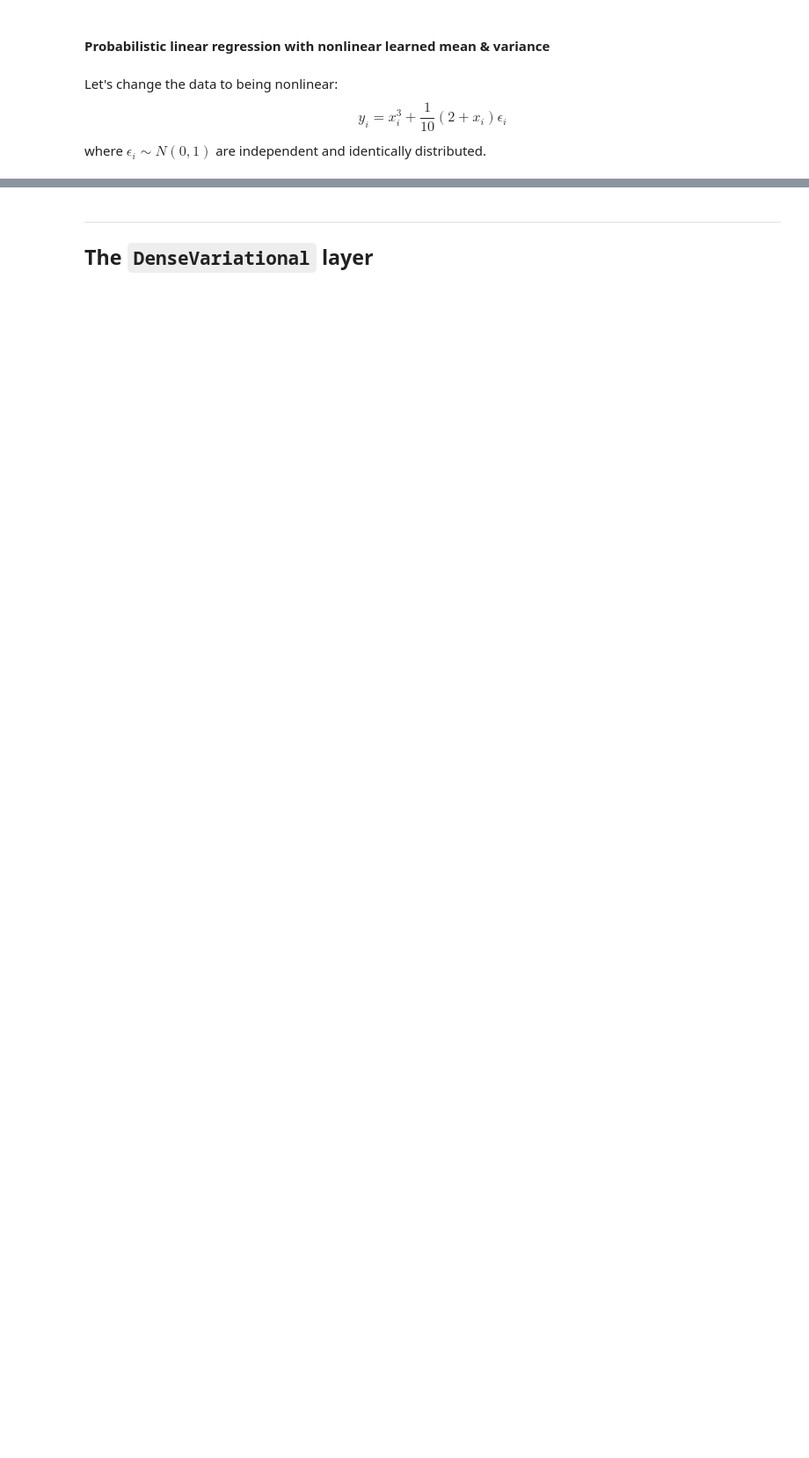
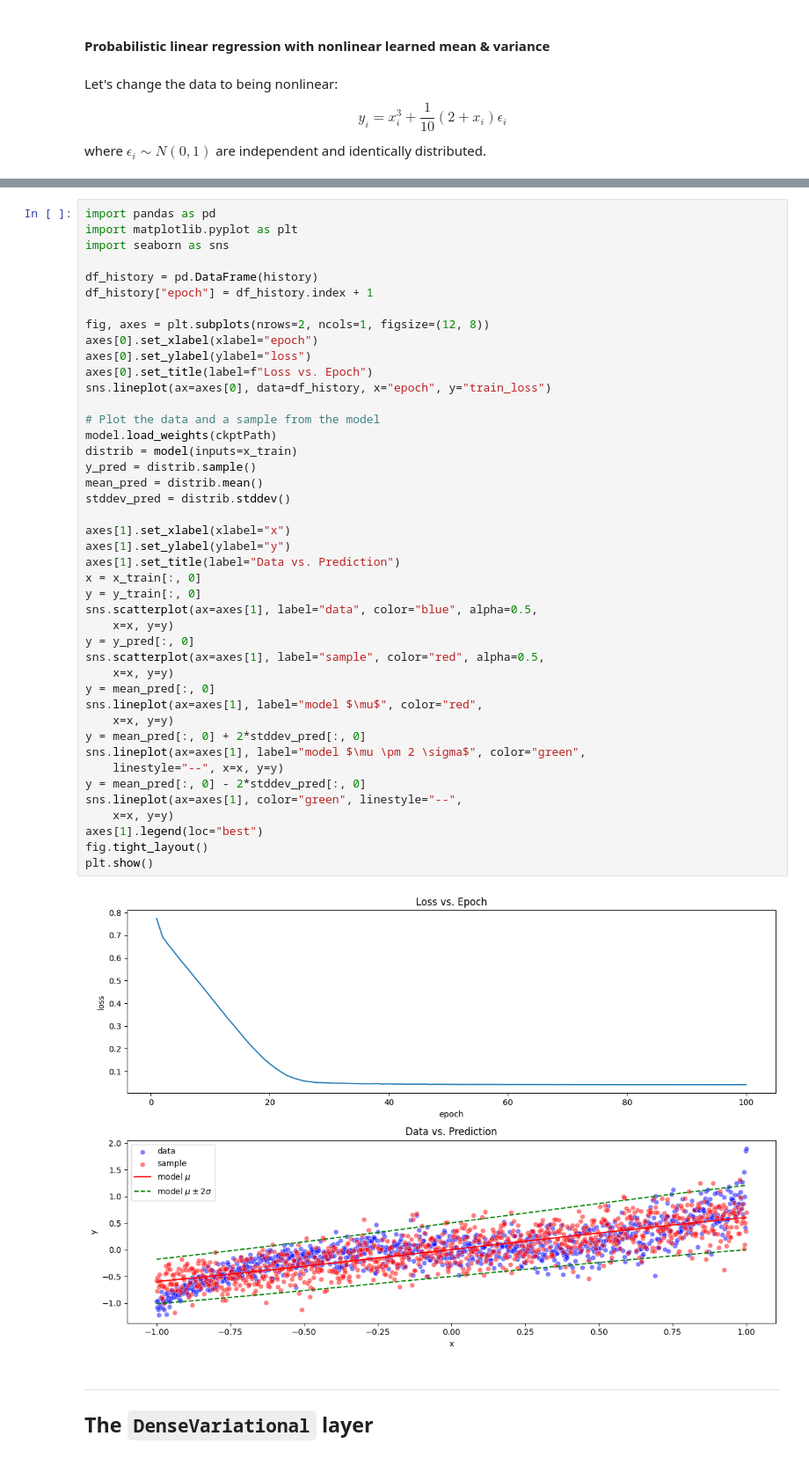
Before and after one commit to MengOonLee/Deep_learning, a Jupyter notebook: TensorFlow/Probabilistic/Bayesian/Bayesian.ipynb, the cells around one changed output, grey strips where cells are left out. Shown: that part at 88% size. Drawn from its saved outputs; the diff is of its cells as text; blank space fills up the shorter version.

```diff
--- a/TensorFlow/Probabilistic/Bayesian/Bayesian.ipynb
+++ b/TensorFlow/Probabilistic/Bayesian/Bayesian.ipynb
@@ -735,3 +725,48 @@ Distribution: tfp.distributions._TensorCoercible("tensor_coercible", batch_shape
+# %%
+import pandas as pd
+import matplotlib.pyplot as plt
+import seaborn as sns
+
+df_history = pd.DataFrame(history)
+df_history["epoch"] = df_history.index + 1
+
+fig, axes = plt.subplots(nrows=2, ncols=1, figsize=(12, 8))
+axes[0].set_xlabel(xlabel="epoch")
+axes[0].set_ylabel(ylabel="loss")
+axes[0].set_title(label=f"Loss vs. Epoch")
+sns.lineplot(ax=axes[0], data=df_history, x="epoch", y="train_loss")
+
+# Plot the data and a sample from the model
+model.load_weights(ckptPath)
+distrib = model(inputs=x_train)
+y_pred = distrib.sample()
+mean_pred = distrib.mean()
+stddev_pred = distrib.stddev()
+
+axes[1].set_xlabel(xlabel="x")
+axes[1].set_ylabel(ylabel="y")
+axes[1].set_title(label="Data vs. Prediction")
+x = x_train[:, 0]
+y = y_train[:, 0]
+sns.scatterplot(ax=axes[1], label="data", color="blue", alpha=0.5,
+    x=x, y=y)
+y = y_pred[:, 0]
+sns.scatterplot(ax=axes[1], label="sample", color="red", alpha=0.5,
+    x=x, y=y)
+y = mean_pred[:, 0]
+sns.lineplot(ax=axes[1], label="model $\mu$", color="red",
+    x=x, y=y)
+y = mean_pred[:, 0] + 2*stddev_pred[:, 0]
+sns.lineplot(ax=axes[1], label="model $\mu \pm 2 \sigma$", color="green",
+    linestyle="--", x=x, y=y)
+y = mean_pred[:, 0] - 2*stddev_pred[:, 0]
+sns.lineplot(ax=axes[1], color="green", linestyle="--",
+    x=x, y=y)
+axes[1].legend(loc="best")
+fig.tight_layout()
+plt.show()
+# %% [output]
+[figure, added]
 # %% [markdown]
 ***
 <a id="coding_tutorial_3"></a>
```
Also changed, not shown: parts of 23 cells of this notebook.
